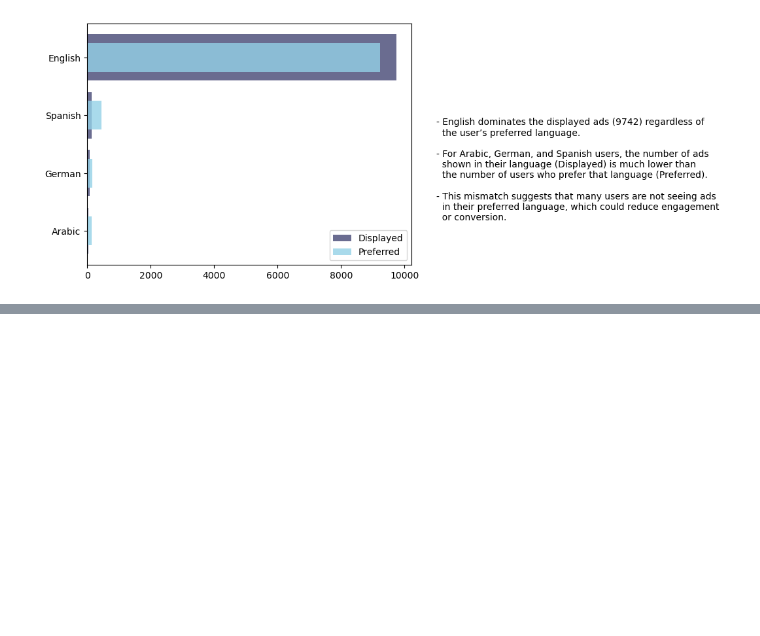
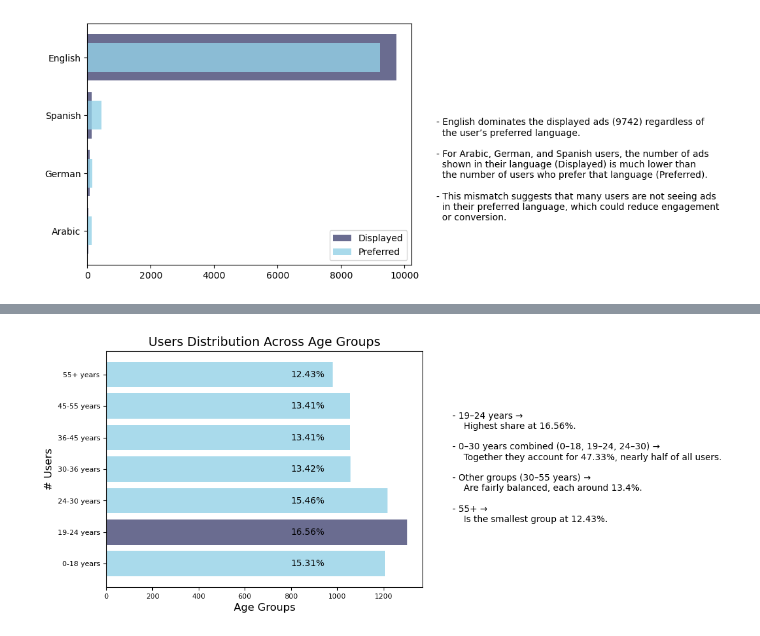
Before and after one commit to hend-a-ghafour/Analyzing_Marketing_Campaigns, a Jupyter notebook: Analyzing_Marketing_Campaigns.ipynb, the cells around one changed output, grey strips where cells are left out. Cells and saved outputs as stored; diff of their text form; code cells hidden in the pictures; blank space fills up the shorter version.

Commit message:
initial investigation - age group

```diff
--- a/Analyzing_Marketing_Campaigns.ipynb
+++ b/Analyzing_Marketing_Campaigns.ipynb
@@ -565,3 +565,7 @@ marketing.head(1)
 # %% [output]
 |  | user_id | date_served | marketing_channel | variant | converted | language_displayed | language_preferred | ... |
 | 0 | a100000029 | 2018-01-01 | House Ads | personalization | True | English | English | ... |
+# %%
+age_distribution = marketing.groupby('age_group').user_id.nunique().reset_index().rename(columns={'user_id':'num_users'})
+age_distribution['pct']=age_distribution['num_users']/age_distribution['num_users'].sum()
+age_distribution.style.format({'pct':'{:,.2%}'})
@@ -567,0 +581,24 @@ marketing.head(1)
+# %%
+x= age_distribution.age_group.to_list()
+y=age_distribution.num_users
+text='''
+- 19–24 years →
+    Highest share at 16.56%.\n
+- 0–30 years combined (0–18, 19–24, 24–30) →
+    Together they account for 47.33%, nearly half of all users.\n
+- Other groups (30–55 years) →
+    Are fairly balanced, each around 13.4%.\n
+- 55+ →
+    Is the smallest group at 12.43%.
+'''
+plt.barh(x,y,alpha=.8,color=['#94D1E7','#454775','#94D1E7','#94D1E7','#94D1E7','#94D1E7','#94D1E7'])
+for i,v in enumerate(age_distribution.pct):
+    plt.text(v+800,i,f'{v:.2%}',va='center',ha='left')
+plt.title('Users Distribution Across Age Groups',fontsize=14)
+plt.xlabel('Age Groups',fontsize=12)
+plt.xticks(fontsize=8)
+plt.ylabel('# Users',fontsize=12)
+plt.yticks(fontsize=8)
+plt.text(1500,1,text);
+# %% [output]
+[figure, added]
```
Also changed, not shown: parts of 5 cells of this notebook, 1 other file.
